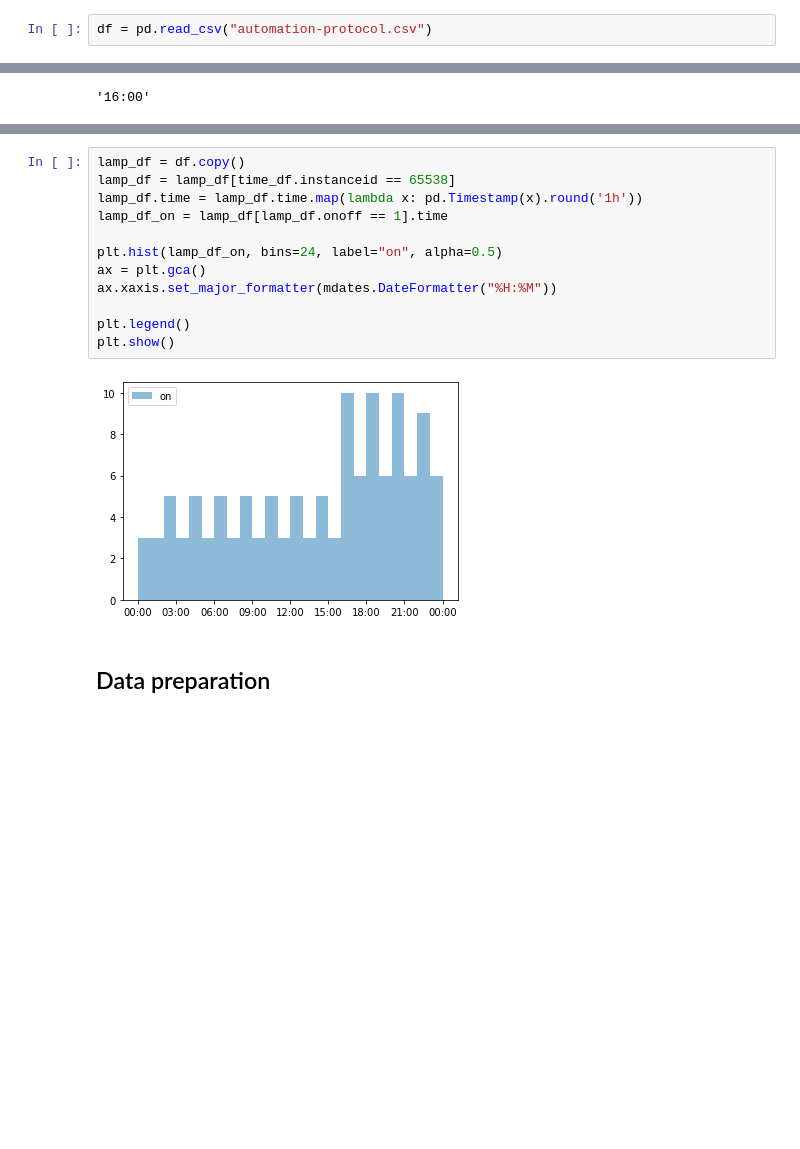
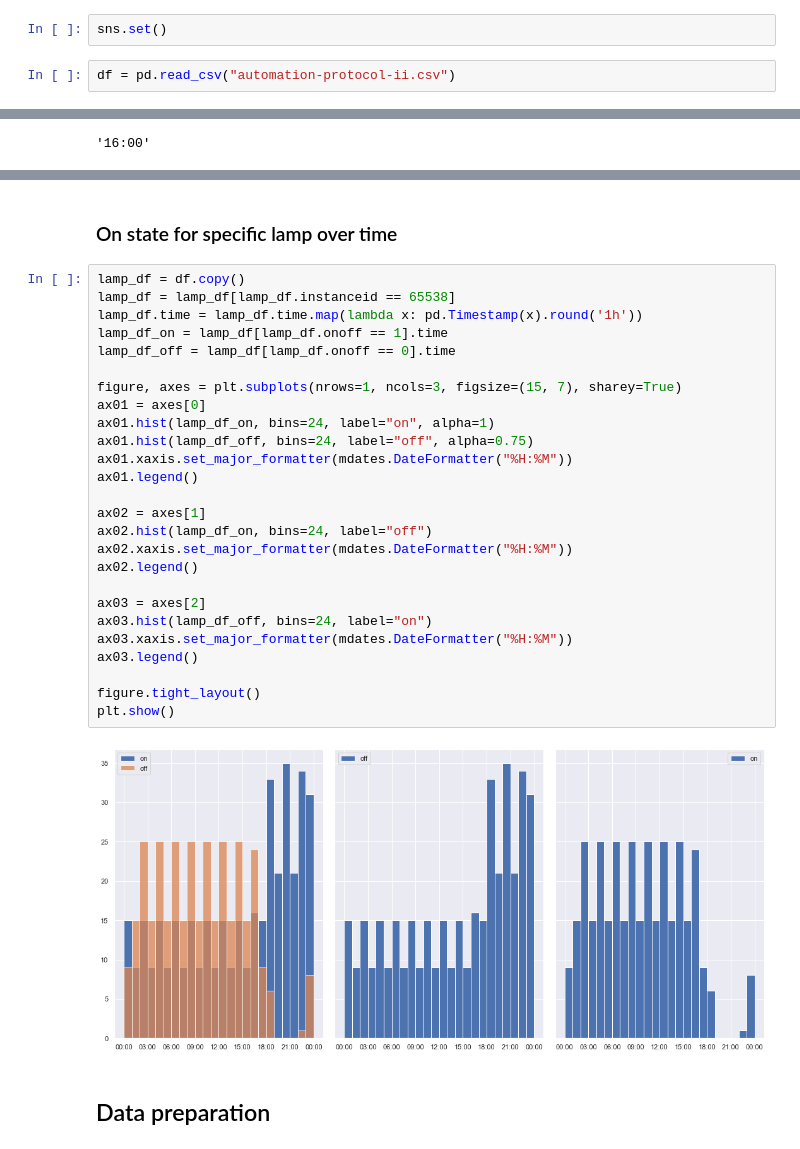
Before and after one commit to Mo0812/mk-home-automation, a Jupyter notebook: mk-home-automation.ipynb, the cells around one changed output, grey strips where cells are left out. Saved outputs shown, nothing was run; the diff lists cells and outputs as text; blank space fills up the shorter version.

```diff
--- a/mk-home-automation.ipynb
+++ b/mk-home-automation.ipynb
@@ -4,8 +4,10 @@ from matplotlib import pyplot as plt
 from matplotlib import dates as mdates
 import seaborn as sns
 %matplotlib inline
+# %%
+sns.set()
 # %%
-df = pd.read_csv("automation-protocol.csv")
+df = pd.read_csv("automation-protocol-ii.csv")
 # %%
 df.columns = df.columns.str.lower()
 df.head()
@@ -225,17 +264,33 @@ No handles with labels found to put in legend.
+# %% [markdown]
+### On state for specific lamp over time
 # %%
 lamp_df = df.copy()
-lamp_df = lamp_df[time_df.instanceid == 65538]
+lamp_df = lamp_df[lamp_df.instanceid == 65538]
 lamp_df.time = lamp_df.time.map(lambda x: pd.Timestamp(x).round('1h'))
 lamp_df_on = lamp_df[lamp_df.onoff == 1].time
+lamp_df_off = lamp_df[lamp_df.onoff == 0].time
 
-plt.hist(lamp_df_on, bins=24, label="on", alpha=0.5)
-ax = plt.gca()
-ax.xaxis.set_major_formatter(mdates.DateFormatter("%H:%M"))
+figure, axes = plt.subplots(nrows=1, ncols=3, figsize=(15, 7), sharey=True)
+ax01 = axes[0]
+ax01.hist(lamp_df_on, bins=24, label="on", alpha=1)
+ax01.hist(lamp_df_off, bins=24, label="off", alpha=0.75)
+ax01.xaxis.set_major_formatter(mdates.DateFormatter("%H:%M"))
+ax01.legend()
 
-plt.legend()
+ax02 = axes[1]
+ax02.hist(lamp_df_on, bins=24, label="off")
+ax02.xaxis.set_major_formatter(mdates.DateFormatter("%H:%M"))
+ax02.legend()
+
+ax03 = axes[2]
+ax03.hist(lamp_df_off, bins=24, label="on")
+ax03.xaxis.set_major_formatter(mdates.DateFormatter("%H:%M"))
+ax03.legend()
+
+figure.tight_layout()
 plt.show()
 # %% [output]
-[figure, old version]
+[figure, new version]
 # %% [markdown]
 ## Data preparation
 # %%
```
Also changed, not shown: parts of 26 cells of this notebook, 2 other files.
